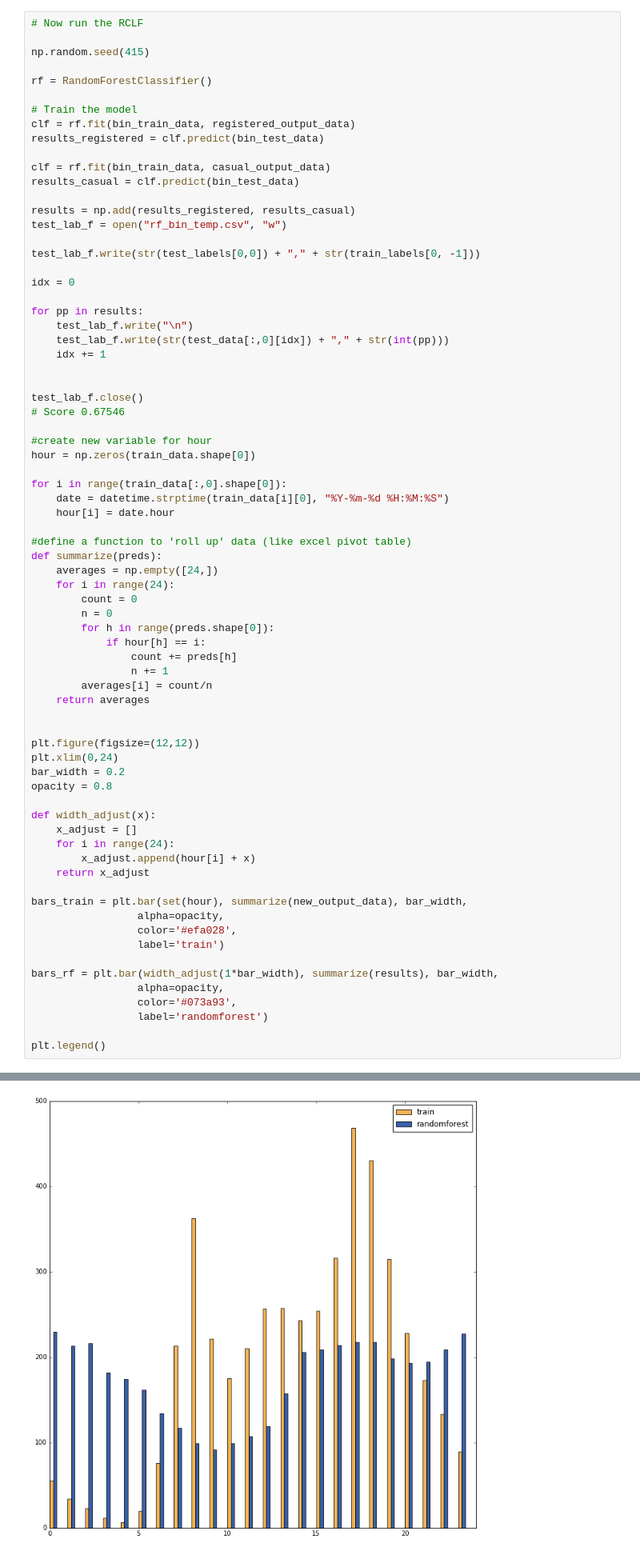
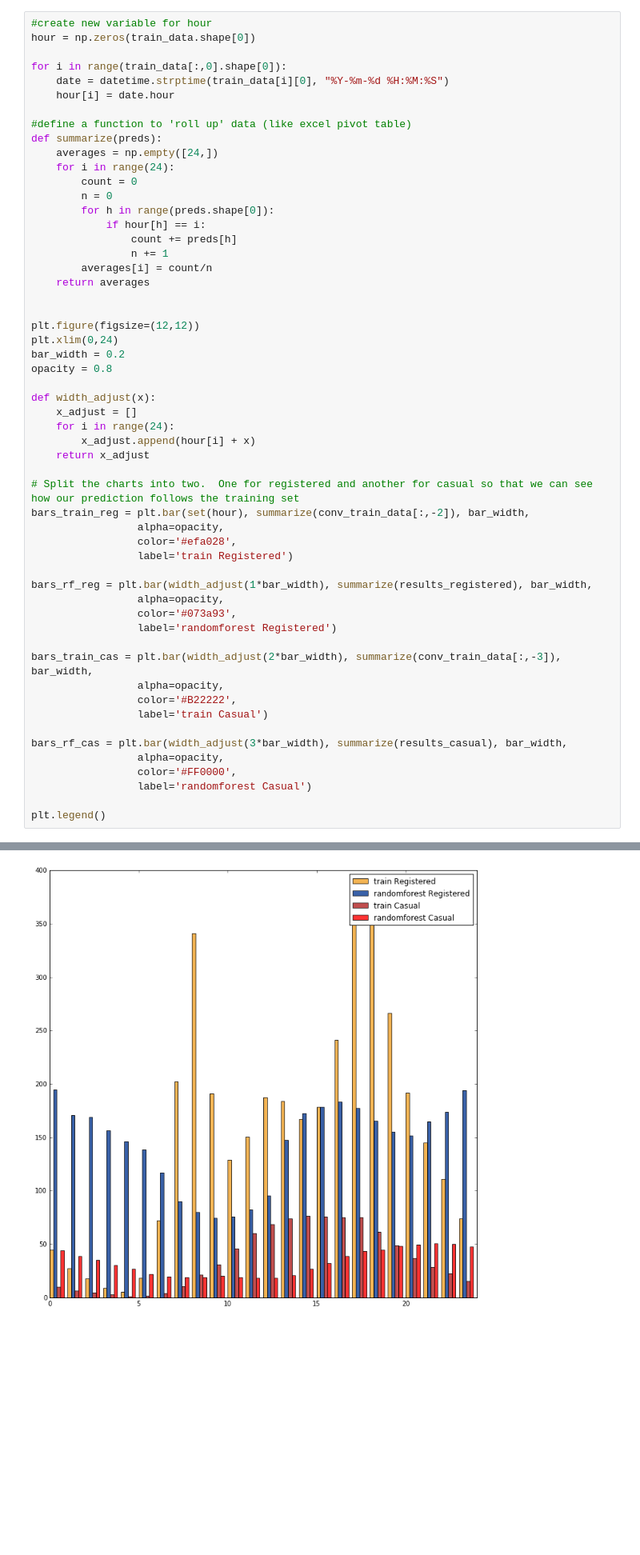
Before and after one commit to MadisonJMyers/W207, a Jupyter notebook: w207_project.ipynb, the cells around one changed output, grey strips where cells are left out. Shown at 80% size. Saved outputs shown, nothing was run; the diff lists cells and outputs as text; blank space fills up the shorter version.

Commit message:
Add files via upload
Added comment sections for documentation
Also removed most of the charts after every instrumentation as it was decided to have them only when needed.

```diff
--- a/w207_project.ipynb
+++ b/w207_project.ipynb
@@ -713,33 +813,4 @@ bin_test_data[:,10] = test_wind_bin
 # %%
-# Now run the RCLF
-
-np.random.seed(415)
-
-rf = RandomForestClassifier()
-
-# Train the model
-clf = rf.fit(bin_train_data, registered_output_data)
-results_registered = clf.predict(bin_test_data)
-
-clf = rf.fit(bin_train_data, casual_output_data)
-results_casual = clf.predict(bin_test_data)
-
-results = np.add(results_registered, results_casual)
-test_lab_f = open("rf_bin_temp.csv", "w")
-
-test_lab_f.write(str(test_labels[0,0]) + "," + str(train_labels[0, -1]))
-
-idx = 0
-
-for pp in results:
-    test_lab_f.write("\n")
-    test_lab_f.write(str(test_data[:,0][idx]) + "," + str(int(pp)))
-    idx += 1
-
-
-test_lab_f.close()
-# Score 0.67546
-
 #create new variable for hour
 hour = np.zeros(train_data.shape[0])
 
@@ -754,35 +825,46 @@ def summarize(preds):
         count = 0
         n = 0
         for h in range(preds.shape[0]):
             if hour[h] == i:
                 count += preds[h]
                 n += 1
         averages[i] = count/n
     return averages
 
 
 plt.figure(figsize=(12,12))
 plt.xlim(0,24)
 bar_width = 0.2
 opacity = 0.8
 
 def width_adjust(x):
     x_adjust = []
     for i in range(24):
         x_adjust.append(hour[i] + x)
     return x_adjust
 
-bars_train = plt.bar(set(hour), summarize(new_output_data), bar_width,
+# Split the charts into two.  One for registered and another for casual so that we can see how our prediction follows the training set
+bars_train_reg = plt.bar(set(hour), summarize(conv_train_data[:,-2]), bar_width,
                  alpha=opacity,
                  color='#efa028',
-                 label='train')
+                 label='train Registered')
 
-bars_rf = plt.bar(width_adjust(1*bar_width), summarize(results), bar_width,
+bars_rf_reg = plt.bar(width_adjust(1*bar_width), summarize(results_registered), bar_width,
                  alpha=opacity,
                  color='#073a93',
-                 label='randomforest')
+                 label='randomforest Registered')
+
+bars_train_cas = plt.bar(width_adjust(2*bar_width), summarize(conv_train_data[:,-3]), bar_width,
+                 alpha=opacity,
+                 color='#B22222',
+                 label='train Casual')
+
+bars_rf_cas = plt.bar(width_adjust(3*bar_width), summarize(results_casual), bar_width,
+                 alpha=opacity,
+                 color='#FF0000',
+                 label='randomforest Casual')
 
 plt.legend()
 # %% [output]
 <matplotlib.legend.Legend at 0x...>
-[figure, old version]
+[figure, new version]
```
Also changed, not shown: parts of 40 cells of this notebook.
